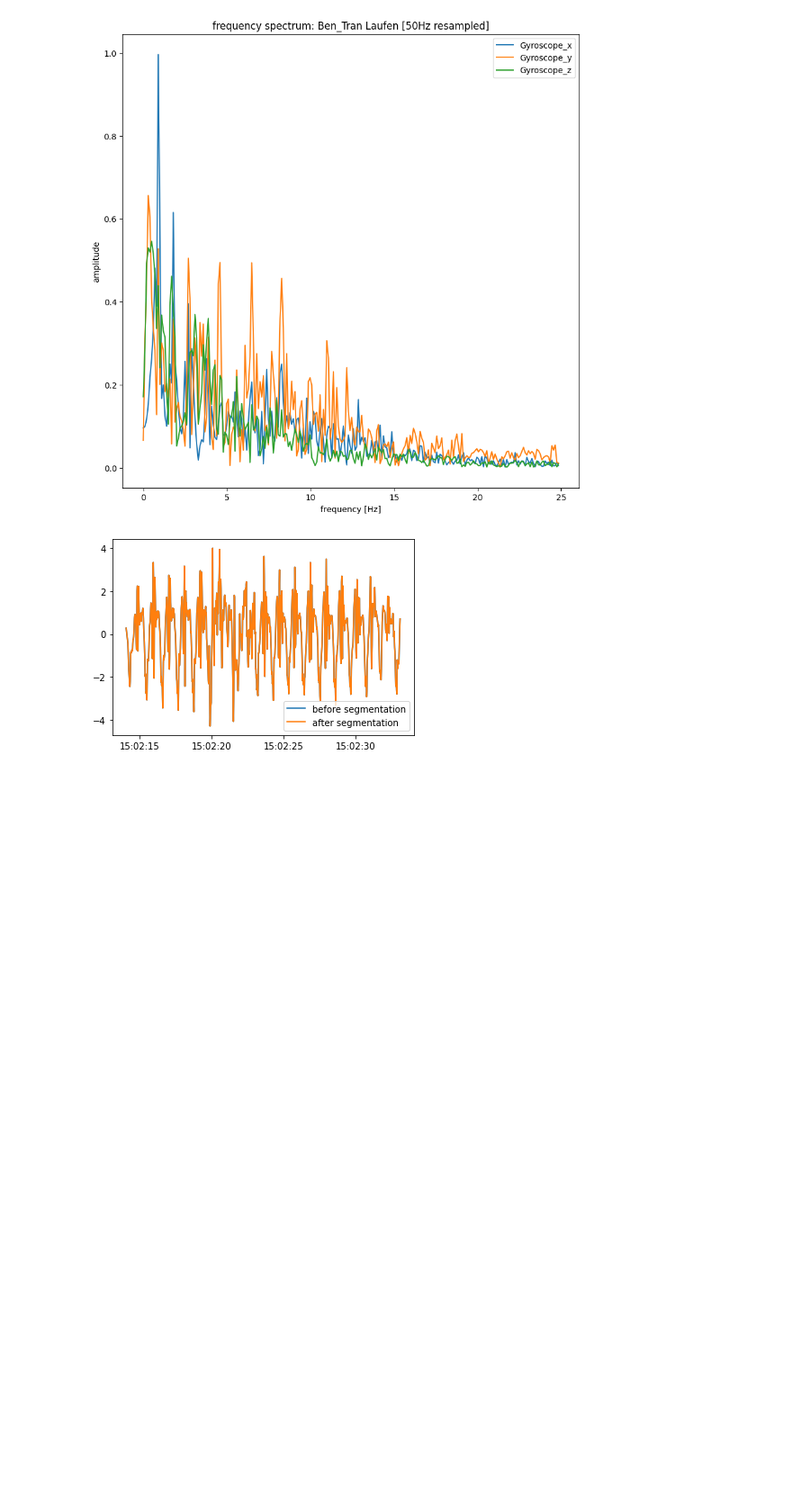
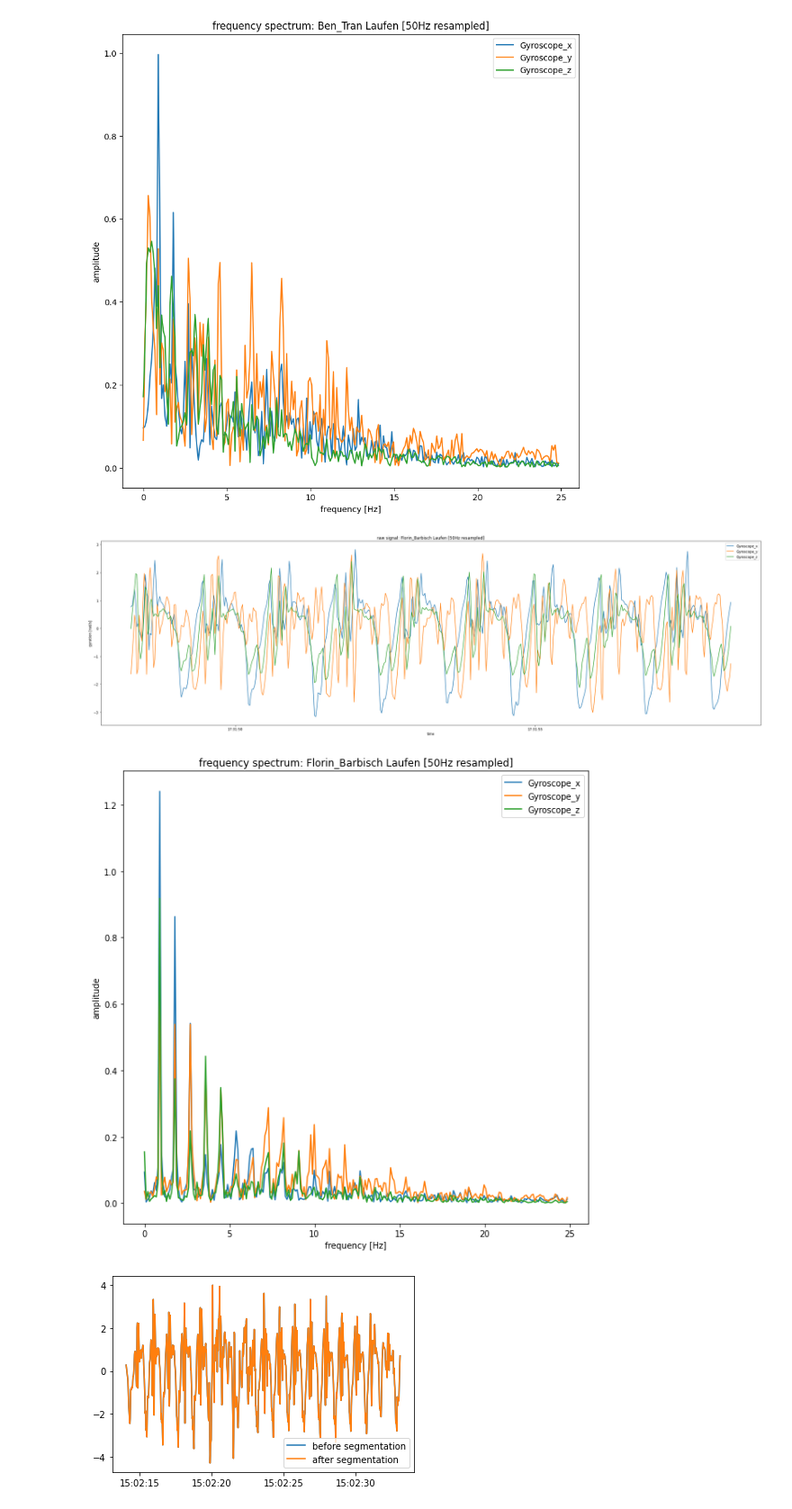
Before and after one commit to Sensor-Based-Activity-Recognition/explorative-data-analysis, a Jupyter notebook: eda_gyroscope.ipynb, the cells around one changed output. Shown at 90% size. Drawn from its saved outputs; the diff is of its cells as text; code cells hidden in the pictures; blank space fills up the shorter version.

```diff
--- a/eda_gyroscope.ipynb
+++ b/eda_gyroscope.ipynb
@@ -82,7 +168,17 @@ def segmentate(df:pd.DataFrame, window_len_s:float, overlap_percent:int):
 
         window_start = window_end - overap_timedelta
 # %%
-def plot_trunc_res_gyro(df:pd.DataFrame, len_s = 60, resample_freq_Hz = 50):
+def plot_trunc_res_gyro(df:pd.DataFrame, len_s:float = 60, resample_freq_Hz:int = 50):
+    """Plot raw gyro and fft of truncated dataframe
+    Args:
+        df (pd.DataFrame): dataframe with timestamps on index
+        len_s (float): only plot first x seconds of dataframe
+        resample_freq_Hz (int): before plotting, resample to x Hz
+
+    Returns:
+        None
+    """
+
     #plot raw signal
     activity = df["activity"][0]
     person = df["person"][0]
@@ -95,6 +191,16 @@ def plot_trunc_res_gyro(df:pd.DataFrame, len_s = 60, resample_freq_Hz = 50):
     plot_fft(df_gyro, f"frequency spectrum: {person} {activity} [{resample_freq_Hz}Hz resampled]", (10,10))
 
 def plot_trunc_res_gyro_norm(df:pd.DataFrame, len_s = 60, resample_freq_Hz = 50):
+    """Plot gyro and fft of truncated and l2 normalized dataframe
+    Args:
+        df (pd.DataFrame): dataframe with timestamps on index
+        len_s (float): only plot first x seconds of dataframe
+        resample_freq_Hz (int): before plotting, resample to x Hz
+
+    Returns:
+        None
+    """
+
     #plot raw signal
     activity = df["activity"][0]
     person = df["person"][0]
@@ -112,6 +282,13 @@ for filename, df in get_person_activity("Ben_Tran", "Laufen").groupby(["filename
 # %% [output]
 [figure]
 [figure]
+# %%
+for filename, df in get_person_activity("Florin_Barbisch", "Laufen").groupby(["filename"]):
+    plot_trunc_res_gyro(df, 10, 50)
+    break
+# %% [output]
+[figure, added]
+[figure, added]
 # %%
 _, df = get_person_activity("Ben_Tran", "Laufen").groupby(["filename"]).__iter__().__next__()
 df = resample_df(df[["Gyroscope_x", "Gyroscope_y", "Gyroscope_z"]], 50)
```
Also changed, not shown: parts of 9 cells of this notebook, 1 other file.
